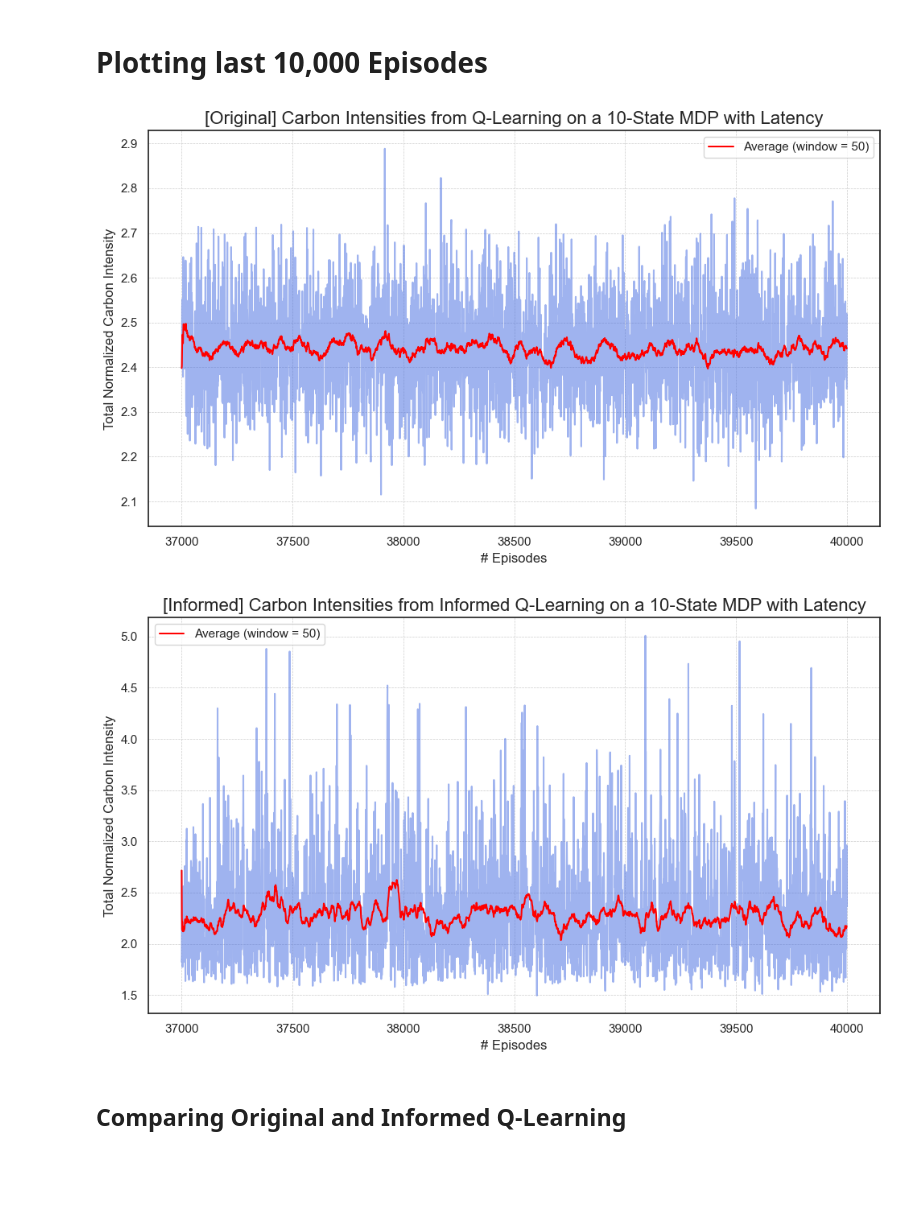
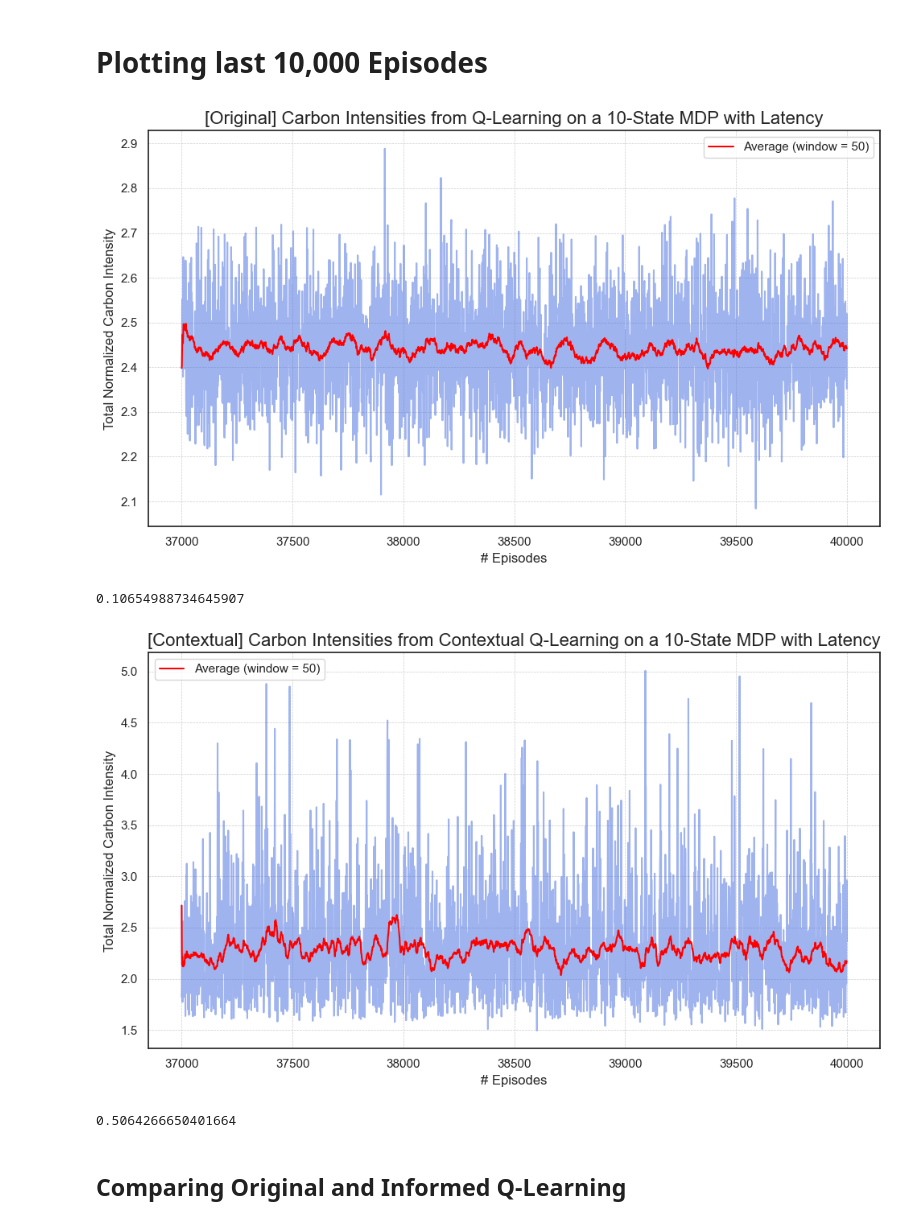
Before and after one commit to justinband/green-scheduling, a Jupyter notebook: q-learn-latency.ipynb, the cells around one changed output. Drawn from its saved outputs; the diff is of its cells as text; code cells hidden in the pictures; blank space fills up the shorter version.

```diff
--- a/q-learn-latency.ipynb
+++ b/q-learn-latency.ipynb
@@ -134,20 +134,26 @@ uninformed_q_learn.plot_losses(
     yaxis_title="Total Normalized Carbon Intensity",
     show_std_dev=False
 )
+
+print(np.std(avg_uninf_losses[MIN_EPISODE:]))
 # %% [output]
 [figure]
+0.10654988734645907
 # %%
 informed_q_learn.plot_losses(
     losses=avg_inf_losses[MIN_EPISODE:],
     min_episode=MIN_EPISODE,
     window=50,
-    title=f"[Informed] Carbon Intensities from Informed Q-Learning on a {NUM_STATES}-State MDP with Latency",
+    title=f"[Contextual] Carbon Intensities from Contextual Q-Learning on a {NUM_STATES}-State MDP with Latency",
     xaxis_title="# Episodes",
     yaxis_title="Total Normalized Carbon Intensity",
     show_std_dev=False
     )
+
+print(np.std(avg_inf_losses[MIN_EPISODE:]))
 # %% [output]
-[figure, old version]
+[figure, new version]
+0.5064266650401664
 # %% [markdown]
 ## Comparing Original and Informed Q-Learning
 # %%
```
Also changed, not shown: parts of 2 cells of this notebook, 1 other file.
